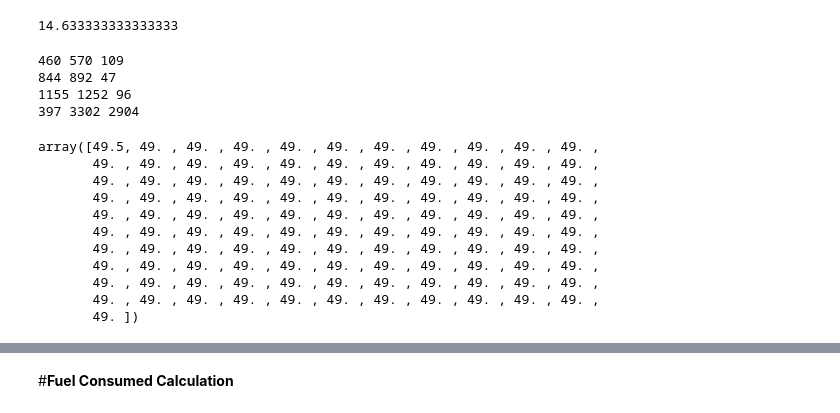
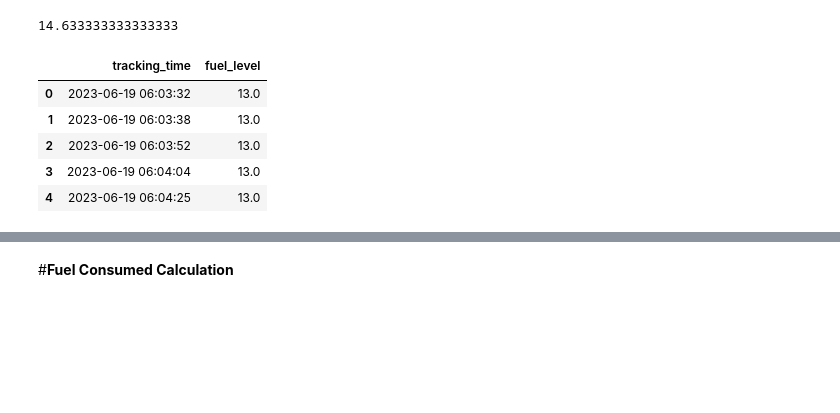
Before and after one commit to Elma-dev/fuel_calculation, a Jupyter notebook: fuel_calculation.ipynb, the cells around one changed output, grey strips where cells are left out. Cells and saved outputs as stored; diff of their text form; code cells hidden in the pictures; blank space fills up the shorter version.

```diff
--- a/fuel_calculation.ipynb
+++ b/fuel_calculation.ipynb
@@ -221,37 +233,35 @@ def searchCorrectVal(currentIdx,data):
     i-=1
   return -1
 # %%
-#Test
-#pts.append(fuel_time_pd.at[0,'fuel_level'])
-avgIncreasing=avg(increasingtPts())
-for i in range(fuel_time_pd['fuel_level'].size-1):
-  x1,x2=fuel_time_pd['fuel_level'].values[i] , fuel_time_pd['fuel_level'].values[i+1]
-  if isIncreasingPt(x1,x2):
-    dist=fuel_time_pd['fuel_level'].values[i+1]-fuel_time_pd['fuel_level'].values[i]
-    if not realIncPts(dist,avgIncreasing):
-      idx=searchCorrectVal(i+1,fuel_time_pd['fuel_level'].values)
-      print(idx,i+1,i-idx)
-      nbrPoints=i-idx
-      if nbrPoints<200:
-        fuel_time_pd.loc[idx+1:i,'fuel_level']=fuel_time_pd['fuel_level'].values[i+1]
+def cleaningData(preparedData):
+  #Calculate Increasing Avg
+  avgIncreasing=avg(increasingtPts())
+  for i in range(preparedData['fuel_level'].size-1):
+    x1,x2=preparedData['fuel_level'].values[i] , preparedData['fuel_level'].values[i+1]
+    #if is increasing point
+    if isIncreasingPt(x1,x2):
+      #calculate the increasing value
+      dist=preparedData['fuel_level'].values[i+1]-preparedData['fuel_level'].values[i]
+      #if the increasing is less than the avg value => wrong value
+      if not realIncPts(dist,avgIncreasing):
+        #replace it with the right value
+        idx=searchCorrectVal(i+1,preparedData['fuel_level'].values)
+        nbrPoints=i-idx
+        #avoid case
+        if nbrPoints<200:
+          #replace
+          preparedData.loc[idx+1:i,'fuel_level']=preparedData['fuel_level'].values[i+1]
+  return preparedData
-# %% [output]
-460 570 109
-844 892 47
-1155 1252 96
-397 3302 2904
-# %%
-#test
-fuel_time_pd['fuel_level'].values[460:571]
-# %% [output]
-array([49.5, 49. , 49. , 49. , 49. , 49. , 49. , 49. , 49. , 49. , 49. ,
-       49. , 49. , 49. , 49. , 49. , 49. , 49. , 49. , 49. , 49. , 49. ,
-       49. , 49. , 49. , 49. , 49. , 49. , 49. , 49. , 49. , 49. , 49. ,
-       49. , 49. , 49. , 49. , 49. , 49. , 49. , 49. , 49. , 49. , 49. ,
-       49. , 49. , 49. , 49. , 49. , 49. , 49. , 49. , 49. , 49. , 49. ,
-       49. , 49. , 49. , 49. , 49. , 49. , 49. , 49. , 49. , 49. , 49. ,
-       49. , 49. , 49. , 49. , 49. , 49. , 49. , 49. , 49. , 49. , 49. ,
-       49. , 49. , 49. , 49. , 49. , 49. , 49. , 49. , 49. , 49. , 49. ,
-       49. , 49. , 49. , 49. , 49. , 49. , 49. , 49. , 49. , 49. , 49. ,
-       49. , 49. , 49. , 49. , 49. , 49. , 49. , 49. , 49. , 49. , 49. ,
-       49. ])
+# %%
+#test
+cleanData=cleaningData(preparedData=loadData(LV_data))
+# %%
+cleanData.head()
+# %% [output]
+|  | tracking_time | fuel_level |
+| 0 | 2023-06-19 06:03:32 | 13.0 |
+| 1 | 2023-06-19 06:03:38 | 13.0 |
+| 2 | 2023-06-19 06:03:52 | 13.0 |
+| 3 | 2023-06-19 06:04:04 | 13.0 |
+| 4 | 2023-06-19 06:04:25 | 13.0 |
 # %%
```
Also changed, not shown: parts of 12 cells of this notebook.
